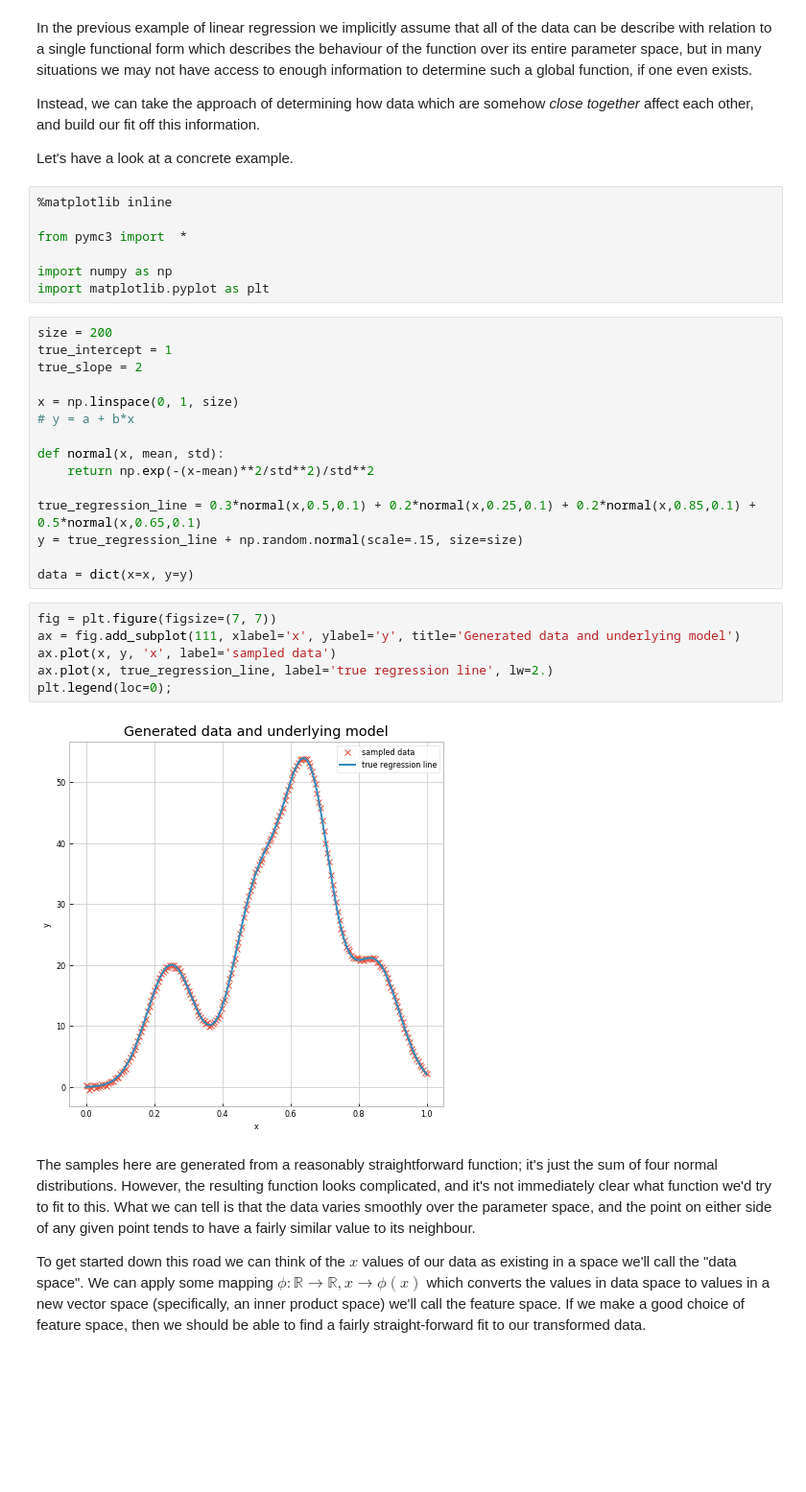
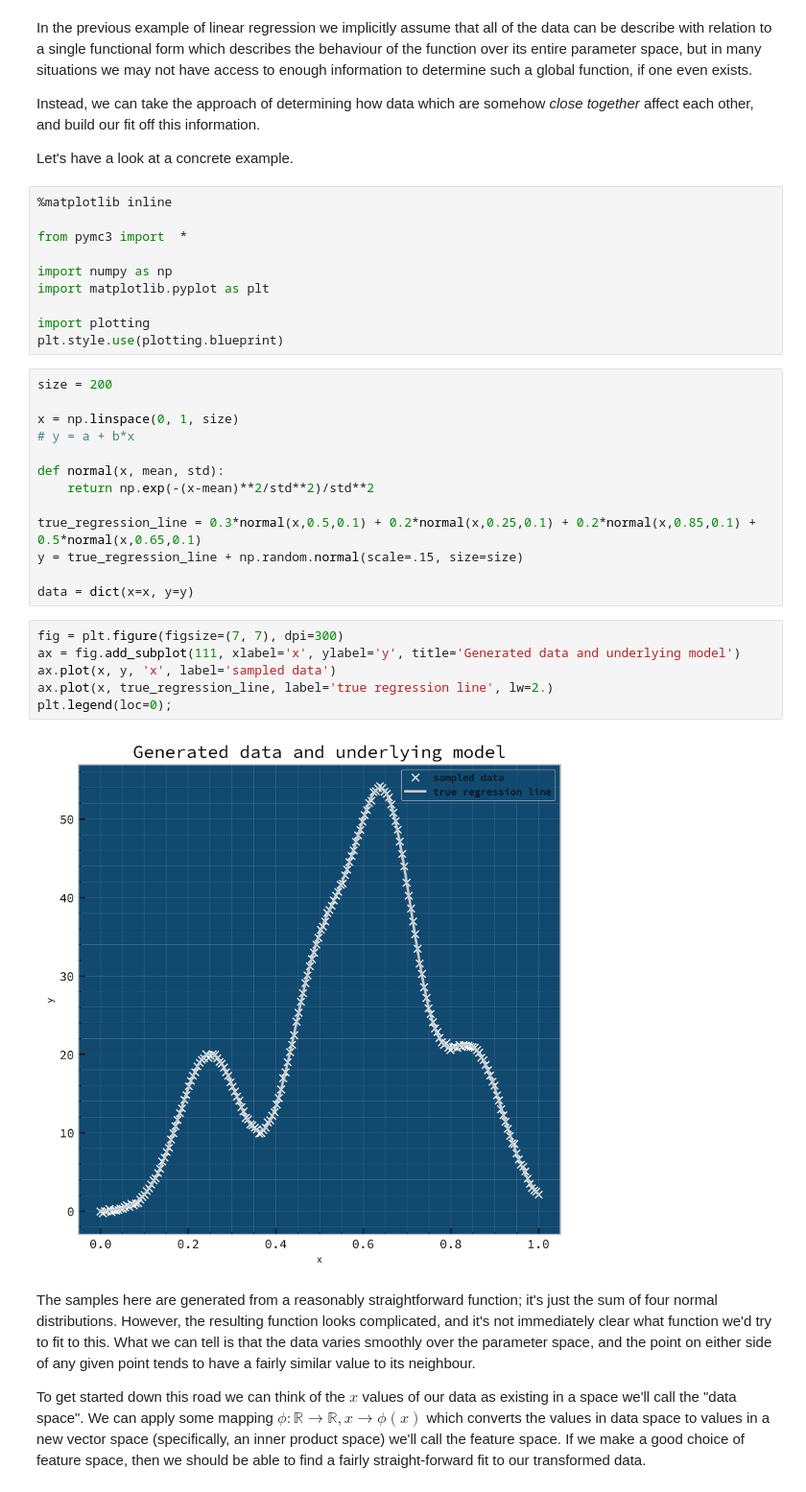
Before and after one commit to transientlunatic/gp-tutorial, a Jupyter notebook: chapters/2. Covariance Functions and Feature Space.ipynb, the cells around one changed output. Shown at 96% size. Saved outputs shown, nothing was run; the diff lists cells and outputs as text; blank space fills up the shorter version.

```diff
--- a/chapters/2. Covariance Functions and Feature Space.ipynb
+++ b/chapters/2. Covariance Functions and Feature Space.ipynb
@@ -15,10 +15,11 @@ from pymc3 import  *
 
 import numpy as np
 import matplotlib.pyplot as plt
+
+import plotting
+plt.style.use(plotting.blueprint)
 # %%
 size = 200
-true_intercept = 1
-true_slope = 2
 
 x = np.linspace(0, 1, size)
 # y = a + b*x
@@ -31,13 +32,13 @@ y = true_regression_line + np.random.normal(scale=.15, size=size)
 
 data = dict(x=x, y=y)
 # %%
-fig = plt.figure(figsize=(7, 7))
+fig = plt.figure(figsize=(7, 7), dpi=300)
 ax = fig.add_subplot(111, xlabel='x', ylabel='y', title='Generated data and underlying model')
 ax.plot(x, y, 'x', label='sampled data')
 ax.plot(x, true_regression_line, label='true regression line', lw=2.)
 plt.legend(loc=0);
 # %% [output]
-[figure, old version]
+[figure, new version]
 # %% [markdown]
 The samples here are generated from a reasonably straightforward function; it's just the sum of four normal distributions. However, the resulting function looks complicated, and it's not immediately clear what function we'd try to fit to this. What we can tell is that the data varies smoothly over the parameter space, and the point on either side of any given point  tends to have a fairly similar value to its neighbour.
 
```
Also changed, not shown: parts of 4 cells of this notebook, 4 other files.
